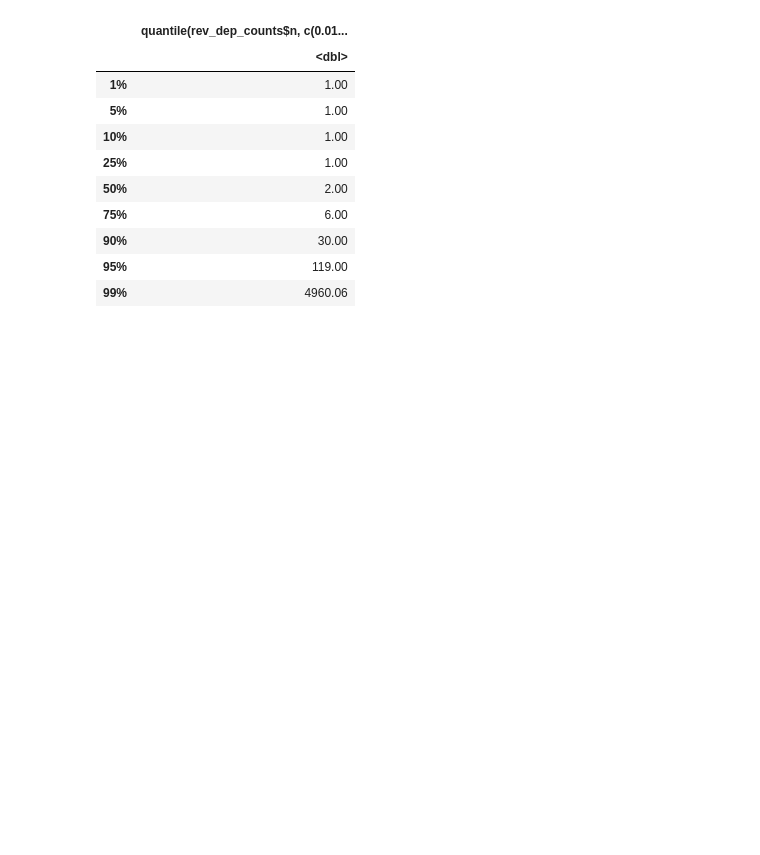
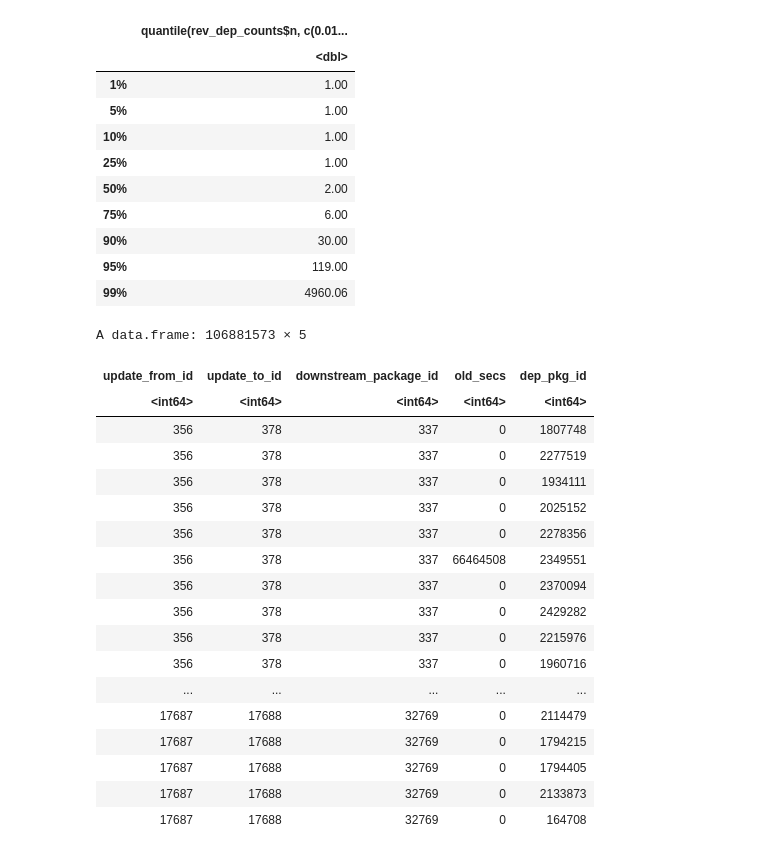
Before and after one commit to donald-pinckney/npm-follower, a Jupyter notebook: analysis/notebooks/rq3_a.ipynb, the cells around one changed output. Saved outputs shown, nothing was run; the diff lists cells and outputs as text; code cells hidden in the pictures; blank space fills up the shorter version.

```diff
--- a/analysis/notebooks/rq3_a.ipynb
+++ b/analysis/notebooks/rq3_a.ipynb
@@ -286,3 +265,25 @@ A data.frame: 9 × 1
 | 90% | 30.00 |
 | 95% | 119.00 |
 | 99% | 4960.06 |
+# %%
+df
+# %% [output]
+A data.frame: 106881573 × 5
+| update_from_id | update_to_id | downstream_package_id | old_secs | dep_pkg_id |
+| <int64> | <int64> | <int64> | <int64> | <int64> |
+| 356 | 378 | 337 | 0 | 1807748 |
+| 356 | 378 | 337 | 0 | 2277519 |
+| 356 | 378 | 337 | 0 | 1934111 |
+| 356 | 378 | 337 | 0 | 2025152 |
+| 356 | 378 | 337 | 0 | 2278356 |
+| 356 | 378 | 337 | 66464508 | 2349551 |
+| 356 | 378 | 337 | 0 | 2370094 |
+| 356 | 378 | 337 | 0 | 2429282 |
+| 356 | 378 | 337 | 0 | 2215976 |
+| 356 | 378 | 337 | 0 | 1960716 |
+| ... | ... | ... | ... | ... |
+| 17687 | 17688 | 32769 | 0 | 2114479 |
+| 17687 | 17688 | 32769 | 0 | 1794215 |
+| 17687 | 17688 | 32769 | 0 | 1794405 |
+| 17687 | 17688 | 32769 | 0 | 2133873 |
+| 17687 | 17688 | 32769 | 0 | 164708 |
```
Also changed, not shown: parts of 8 cells of this notebook, 15 other files.
